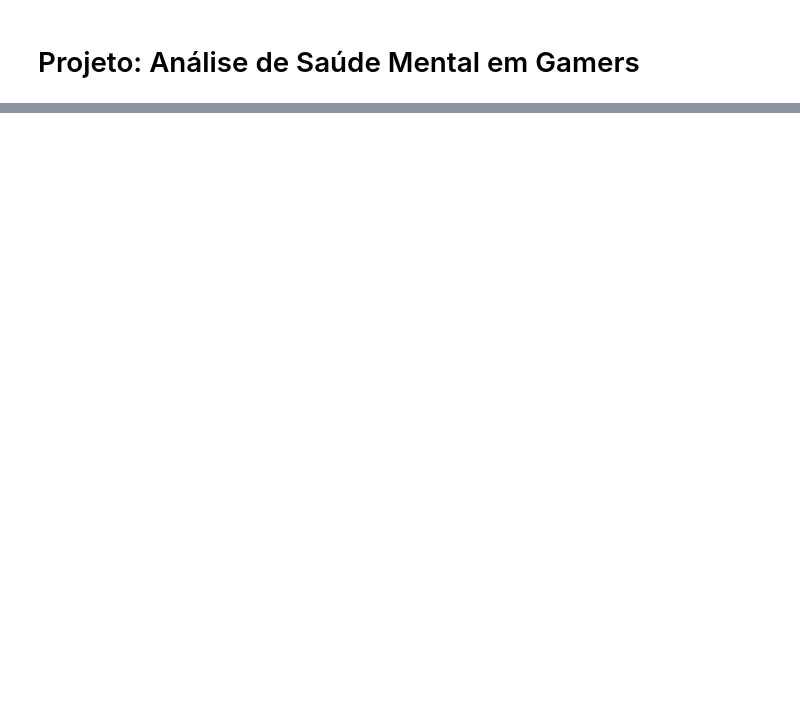
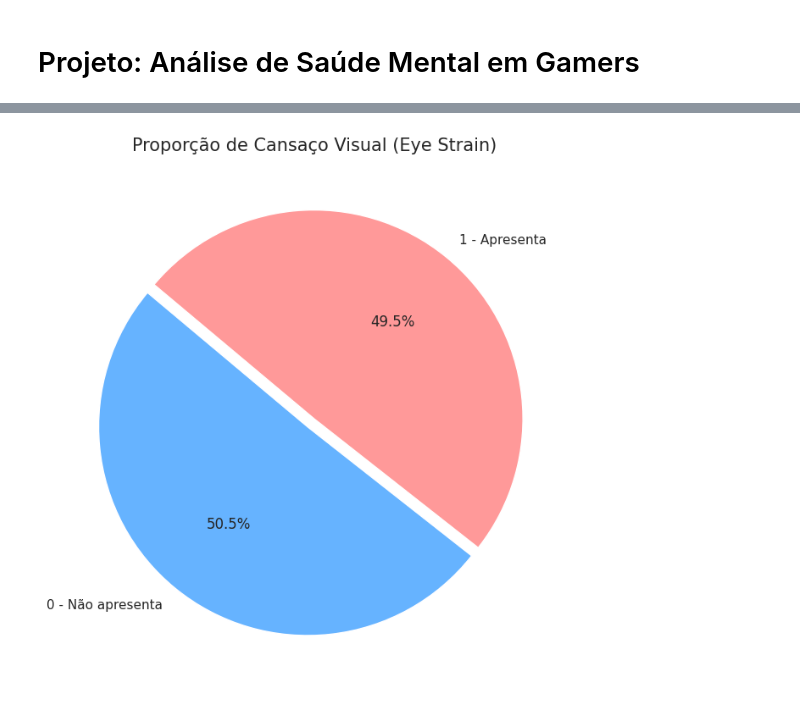
Before and after one commit to LauraRii/projeto-final-cdd-2026-, a Jupyter notebook: projetofinalcdd.ipynb, the cells around one changed output, grey strips where cells are left out. Cells and saved outputs as stored; diff of their text form; code cells hidden in the pictures; blank space fills up the shorter version.

```diff
--- a/projetofinalcdd.ipynb
+++ b/projetofinalcdd.ipynb
@@ -279,0 +483,17 @@ Arquivo 'gaming_mental_health_clean.csv' salvo com sucesso!
+# %%
+# gráfico do cansaço visual em setores (pizza)
+
+plt.figure(figsize=(8, 8))
+
+# criando o gráfico de pizza
+plt.pie(tabela_eye_strain['Frequência Absoluta (fi)'],
+        labels=tabela_eye_strain.index,
+        autopct='%1.1f%%',
+        startangle=140,
+        colors=['#66b3ff','#ff9999'],
+        explode=(0.05, 0)) # dá um leve destaque na fatia
+
+plt.title('Proporção de Cansaço Visual (Eye Strain)', fontsize=15)
+plt.show()
+# %% [output]
+[figure, added]
```
Also changed, not shown: parts of 41 cells of this notebook.
